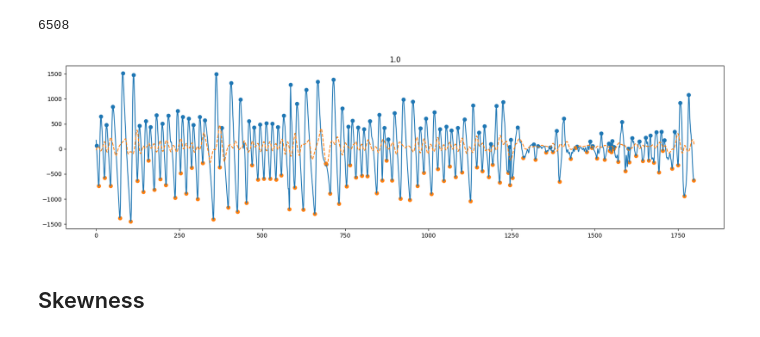
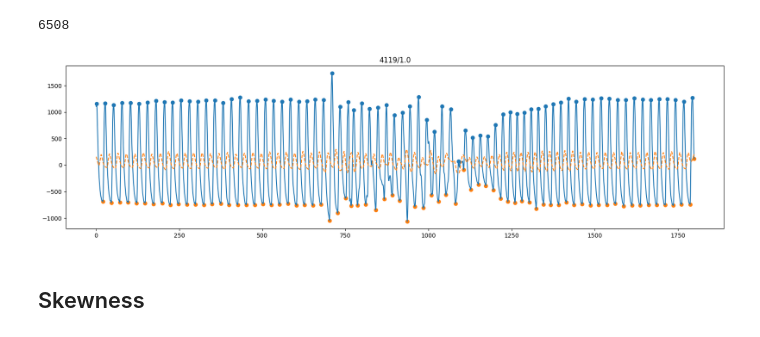
Before and after one commit to Noritheyellow/Project-RRpo-2ndStudy, a Jupyter notebook: src/13_SQI_StMary.ipynb, the cells around one changed output. Saved outputs shown, nothing was run; the diff lists cells and outputs as text; code cells hidden in the pictures.

```diff
--- a/src/13_SQI_StMary.ipynb
+++ b/src/13_SQI_StMary.ipynb
@@ -81,19 +79,23 @@ sig = dataset[idx][0]
+# %%
+# KF 4th : 3122 - 4195
+idx = random.randint(3122, 4195)
+sig = dataset[idx][0]
 # %%
 peak_x, peak_y, valley_x, valley_y = get_peak_valley(sig, kernel_size=30, beta=5)
 # %%
 moving_avg = sma(sig, kernel_size=30)
 plt.figure(figsize=(20,5))
 plt.plot(sig)
 plt.plot(moving_avg+5*10, linestyle='--')
 plt.scatter(peak_x, peak_y)
 plt.scatter(valley_x, valley_y)
-plt.title(f'{len(peak_x)/len(peak_y)}')
+plt.title(f'{idx}/{len(peak_x)/len(peak_y)}')
 # plt.xlim(0,100)
 # plt_twin = plt.twinx()
 # plt_twin.stem(boi, label='box_of_interest')
 plt.show()
 # %% [output]
-[figure, old version]
+[figure, new version]
 # %% [markdown]
 ## Skewness
 # %%
```
Also changed, not shown: parts of 2 cells of this notebook, 18 other files.
